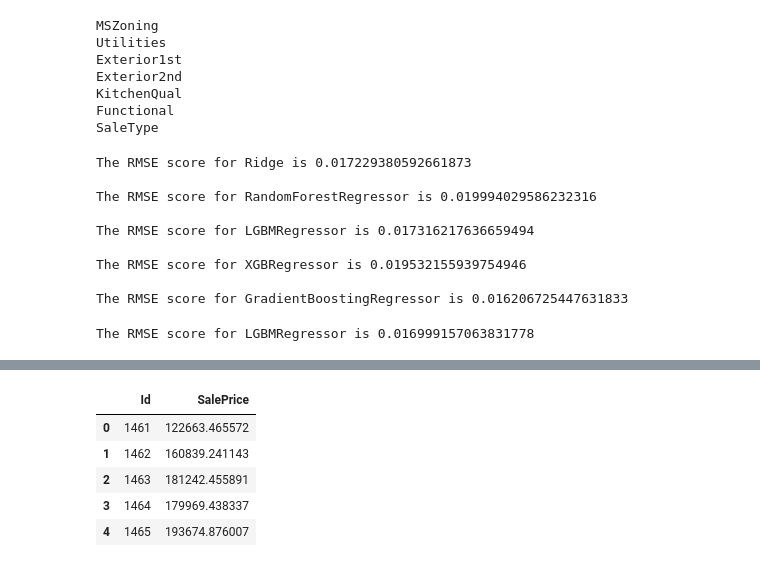
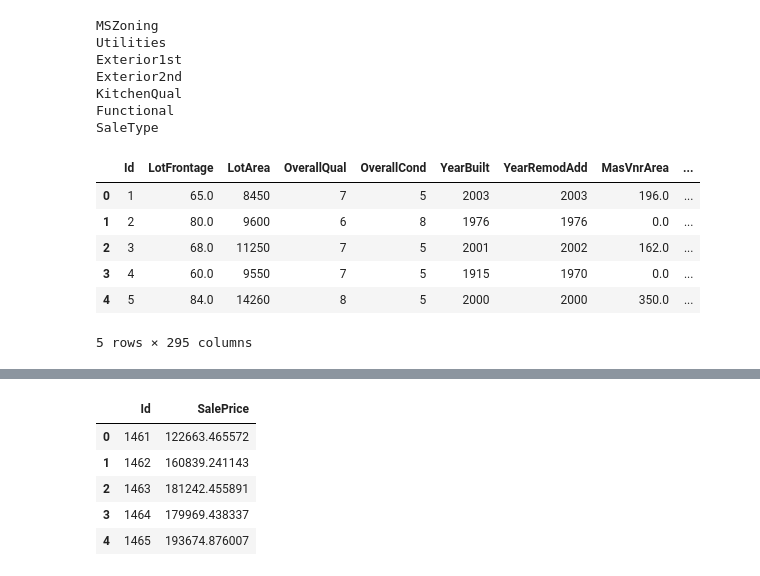
Before and after one commit to GeekyPS/Summer-Analytics, a Jupyter notebook: Assignments/kaggle/house_prices/house_price.ipynb, the cells around one changed output, grey strips where cells are left out. Drawn from its saved outputs; the diff is of its cells as text; code cells hidden in the pictures.

```diff
--- a/Assignments/kaggle/house_prices/house_price.ipynb
+++ b/Assignments/kaggle/house_prices/house_price.ipynb
@@ -157,13 +159,22 @@ SaleType
 # %%
 categorical_cols = []
 
 # Iterate over the columns of the train_df DataFrame
 for col in train_df.columns:
     if train_df[col].dtype == "object":
         categorical_cols.append(col)
 
 test_df = pd.get_dummies(test_df, columns=categorical_cols)
 train_df = pd.get_dummies(train_df, columns=categorical_cols)
+train_df.head()
+# %% [output]
+|  | Id | LotFrontage | LotArea | OverallQual | OverallCond | YearBuilt | YearRemodAdd | MasVnrArea | ... |
+| 0 | 1 | 65.0 | 8450 | 7 | 5 | 2003 | 2003 | 196.0 | ... |
+| 1 | 2 | 80.0 | 9600 | 6 | 8 | 1976 | 1976 | 0.0 | ... |
+| 2 | 3 | 68.0 | 11250 | 7 | 5 | 2001 | 2002 | 162.0 | ... |
+| 3 | 4 | 60.0 | 9550 | 7 | 5 | 1915 | 1970 | 0.0 | ... |
+| 4 | 5 | 84.0 | 14260 | 8 | 5 | 2000 | 2000 | 350.0 | ... |
+5 rows × 295 columns
 # %%
 def evaluate_model(model,X,y):
     model_name = model.__class__.__name__
@@ -179,20 +193 @@ models = [Ridge(),RandomForestRegressor(),lgb.LGBMRegressor(),xgb.XGBRegressor()
-# %%
-for model in models:
-    evaluate_model(model,X,y)
-    print()
-# %% [output]
-The RMSE score for Ridge is 0.017229380592661873
-
-The RMSE score for RandomForestRegressor is 0.019994029586232316
-
-The RMSE score for LGBMRegressor is 0.017316217636659494
-
-The RMSE score for XGBRegressor is 0.019532155939754946
-
-The RMSE score for GradientBoostingRegressor is 0.016206725447631833
-# %%
-model  = lgb.LGBMRegressor(reg_lambda=10)
-evaluate_model(model,X,y)
-# %% [output]
-The RMSE score for LGBMRegressor is 0.016999157063831778
 # %%
```
Also changed, not shown: parts of 6 cells of this notebook, 18 other files.
